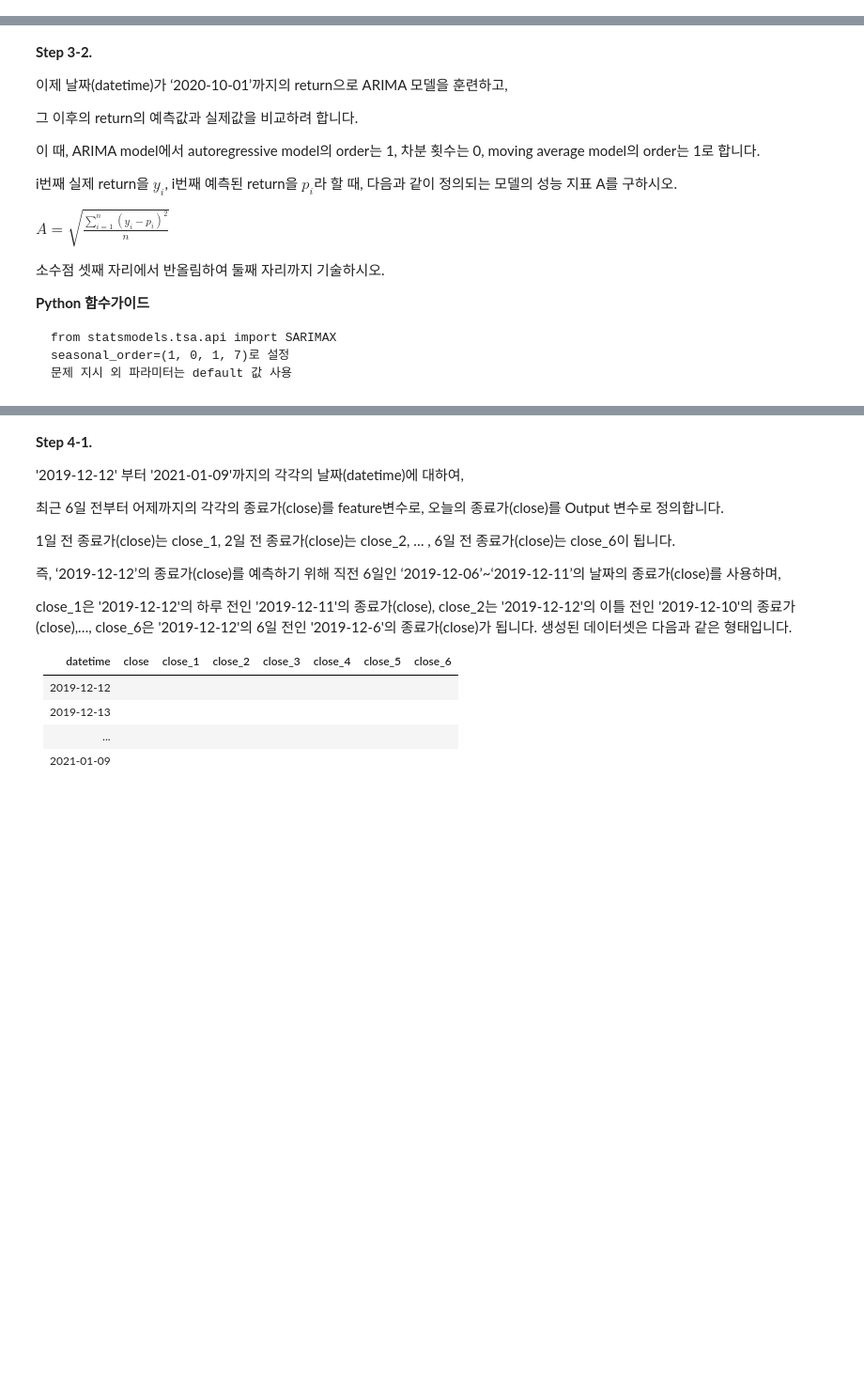
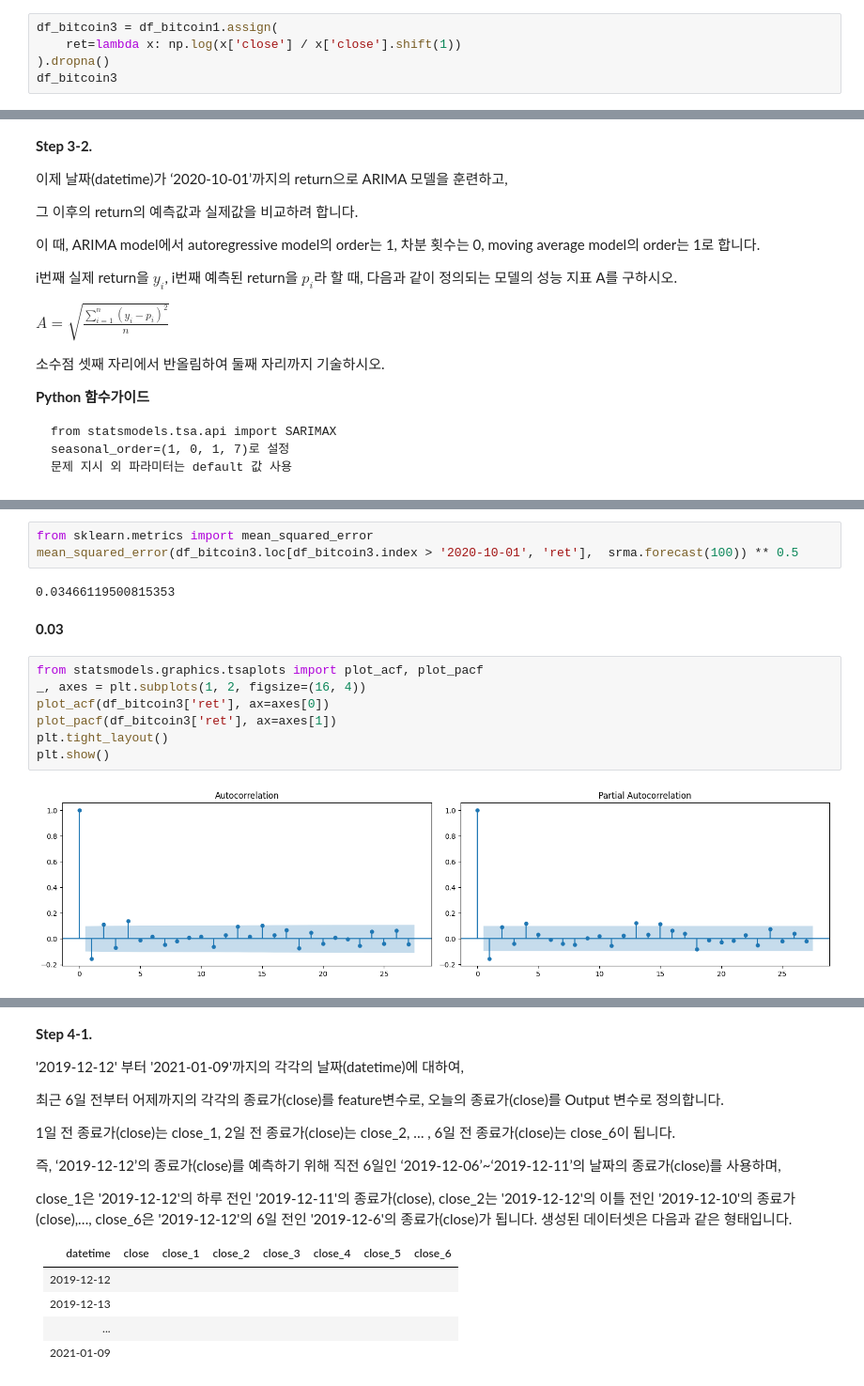
Before and after one commit to sunkusun9/prods_pro, a Jupyter notebook: prof2102_prob1.ipynb, the cells around one changed output, grey strips where cells are left out. Shown at 94% size. Saved outputs shown, nothing was run; the diff lists cells and outputs as text; blank space fills up the shorter version.

```diff
--- a/prof2102_prob1.ipynb
+++ b/prof2102_prob1.ipynb
@@ -251,3 +280,8 @@ $return_t=ln⁡(\frac{close_t}{close_{t-1}})$
 t=1인 경우 결측치가 생성되는데 이 결측치는 제거하시오. (제거 후 rows=400)
 
  (답안예시) 0.12
+# %%
+df_bitcoin3 = df_bitcoin1.assign(
+    ret=lambda x: np.log(x['close'] / x['close'].shift(1))
+).dropna()
+df_bitcoin3
@@ -276 +334,17 @@ seasonal_order=(1, 0, 1, 7)로 설정
+# %%
+from sklearn.metrics import mean_squared_error
+mean_squared_error(df_bitcoin3.loc[df_bitcoin3.index > '2020-10-01', 'ret'],  srma.forecast(100)) ** 0.5
+# %% [output]
+0.03466119500815353
+# %% [markdown]
+**0.03**
+# %%
+from statsmodels.graphics.tsaplots import plot_acf, plot_pacf
+_, axes = plt.subplots(1, 2, figsize=(16, 4))
+plot_acf(df_bitcoin3['ret'], ax=axes[0])
+plot_pacf(df_bitcoin3['ret'], ax=axes[1])
+plt.tight_layout()
+plt.show()
+# %% [output]
+[figure, added]
 # %% [markdown]
```
Also changed, not shown: parts of 27 cells of this notebook.
